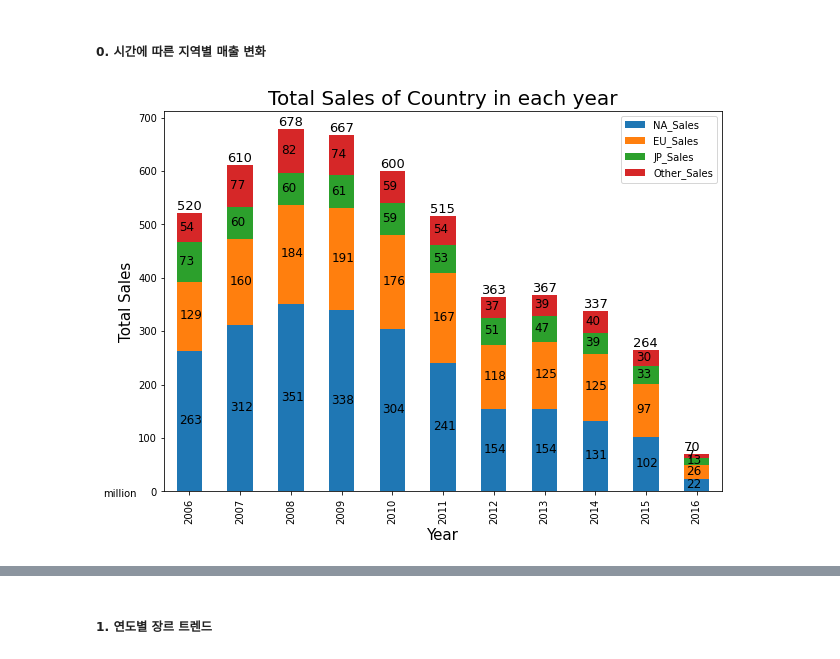
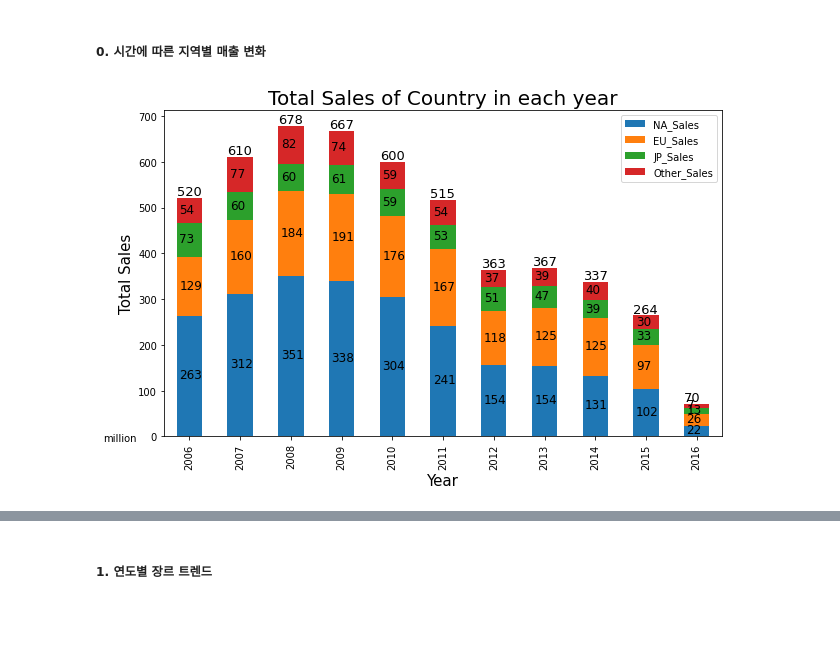
Before and after one commit to jiho-kang/Data_Analysis_Project, a Jupyter notebook: Video Game Sales/data_analysis_for_new_game_launching.ipynb, the cells around one changed output, grey strips where cells are left out. Drawn from its saved outputs; the diff is of its cells as text; code cells hidden in the pictures; blank space fills up the shorter version.

```diff
--- a/Video Game Sales/data_analysis_for_new_game_launching.ipynb
+++ b/Video Game Sales/data_analysis_for_new_game_launching.ipynb
@@ -380,35 +389,35 @@ import matplotlib.pyplot as plt
 
 
 # 연도 x 장르 데이터 생성
 year_country = df_10.groupby('Year').sum()
 year_country = year_country.iloc[:,:-1]
 yc_graph = year_country
 
-yc_graph.plot.bar(stacked=True,figsize=(10,7))
+yc_graph.plot.bar(stacked=True,figsize=(10,6))
 plt.title('Total Sales of Country in each year', fontsize=20)
 plt.xlabel('Year',fontsize = 15)
 plt.ylabel('Total Sales',fontsize=15)
 
 for i in range(len(yc_graph.index)):
   plt.text(i-0.25,yc_graph.iloc[i,:].sum()+6,int(yc_graph.iloc[i,:].sum()), size = 13)
 
 plt.text(-1.7,-10,s='million')
 
 yc_ind = yc_graph.index
 x = range(len(yc_ind))
 yc_col = yc_graph.columns
 
 for i in range(len(yc_ind)):
   sum = 0
   value = 0
   for j in range(len(yc_col)):
     sum += yc_graph.iloc[i,j]
     value =int(yc_graph.iloc[i,j])
     plt.text(x[i]-0.2,sum - (yc_graph.iloc[i,j]/2)-5,value,size=12)
 
 plt.show();
 # %% [output]
-[figure, old version]
+[figure, new version]
 # %%
 from matplotlib import pyplot as plt
 import numpy as np
```
Also changed, not shown: parts of 10 cells of this notebook.
